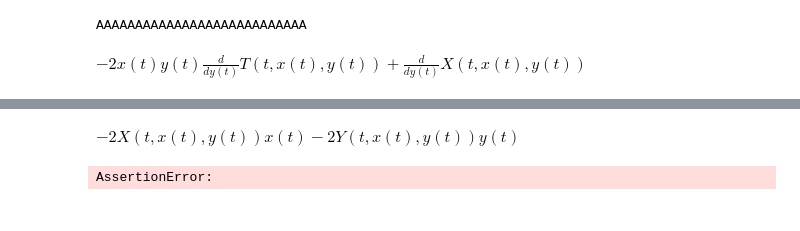
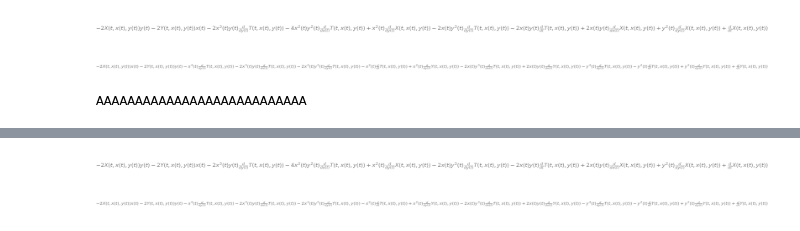
Before and after one commit to tapir442/delierium, a Jupyter notebook: notebooks/Arrigo/Arrigo_Chapter_2.7.ipynb, the cells around one changed output, grey strips where cells are left out. Drawn from its saved outputs; the diff is of its cells as text; code cells hidden in the pictures.

```diff
--- a/notebooks/Arrigo/Arrigo_Chapter_2.7.ipynb
+++ b/notebooks/Arrigo/Arrigo_Chapter_2.7.ipynb
@@ -33,7 +33,7 @@ X = make_infinitesimal(x, t, x, y)
 Y = make_infinitesimal(y, t, x, y)
 
 odes = [D(x, t) - 2*x*y,
-            D(y, t) - x**2 - y**2]
+        D(y, t) - x**2 - y**2]
 
 inf = overdetermined_system_odes(odes, dependents, independents,
                                    infinitesimals=OrderedDict({t: T, x: X, y: Y}))
@@ -50,7 +50,7 @@ expected = [D(X, t) +
                 D(Y, t) +
                 2*x*y*D(Y, x) +
                 (x**2+y**2)*(D(Y, y) - D(T, t)) -
-                2 * x * y * (x**2 + y**2) * D(T, x) +
+                2 * x * y * (x**2 + y**2) * D(T, x) -
                 (x**2+y**2)**2*D(T, y) - 2*x*X - 2*y*Y  # 2.155b
                 ]
 
@@ -70,2 +68,3 @@ $\displaystyle - 2 X{\left(t,x{\left(t \right)},y{\left(t \right)} \right)} x{\l
+[figure, added]
+[figure, added]
 AAAAAAAAAAAAAAAAAAAAAAAAAAA
-$\displaystyle - 2 x{\left(t \right)} y{\left(t \right)} \frac{d}{d y{\left(t \right)}} T{\left(t,x{\left(t \right)},y{\left(t \right)} \right)} + \frac{d}{d y{\left(t \right)}} X{\left(t,x{\left(t \right)},y{\left(t \right)} \right)}$
@@ -73,2 +71,2 @@ $\displaystyle - 2 X{\left(t,x{\left(t \right)},y{\left(t \right)} \right)} y{\l
-$\displaystyle - 2 X{\left(t,x{\left(t \right)},y{\left(t \right)} \right)} x{\left(t \right)} - 2 Y{\left(t,x{\left(t \right)},y{\left(t \right)} \right)} y{\left(t \right)}$
-AssertionError:
+[figure, added]
+[figure, added]
```
Also changed, not shown: parts of 1 cell of this notebook, 2 other files.
